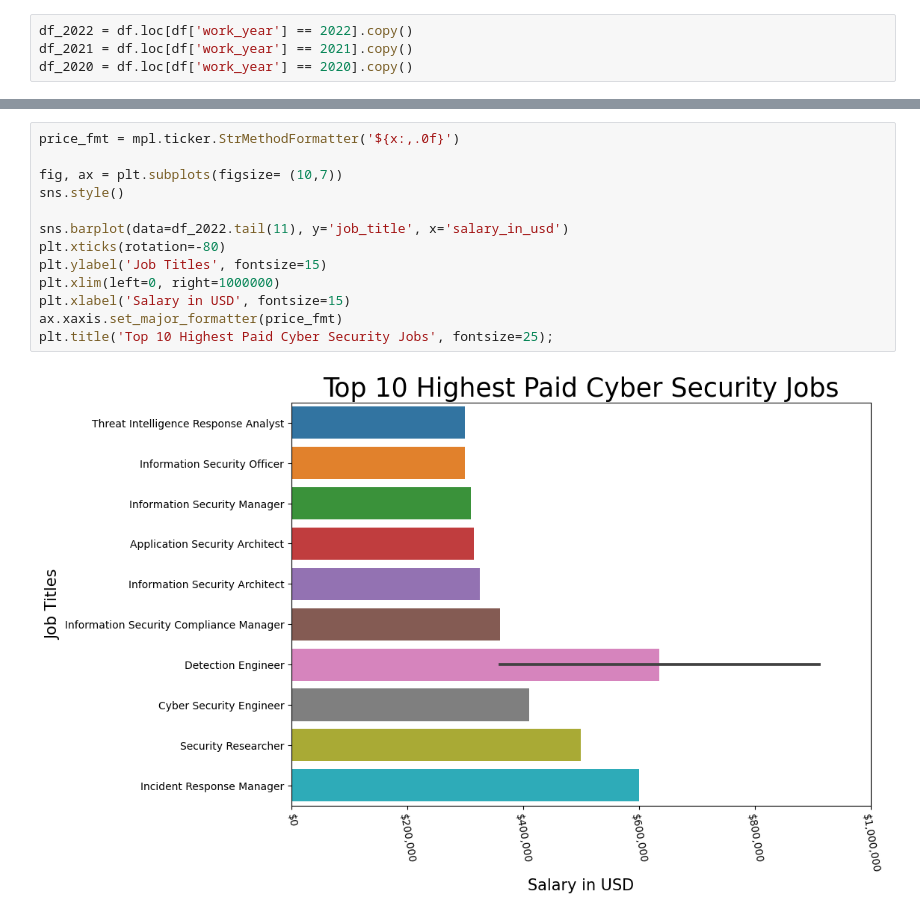
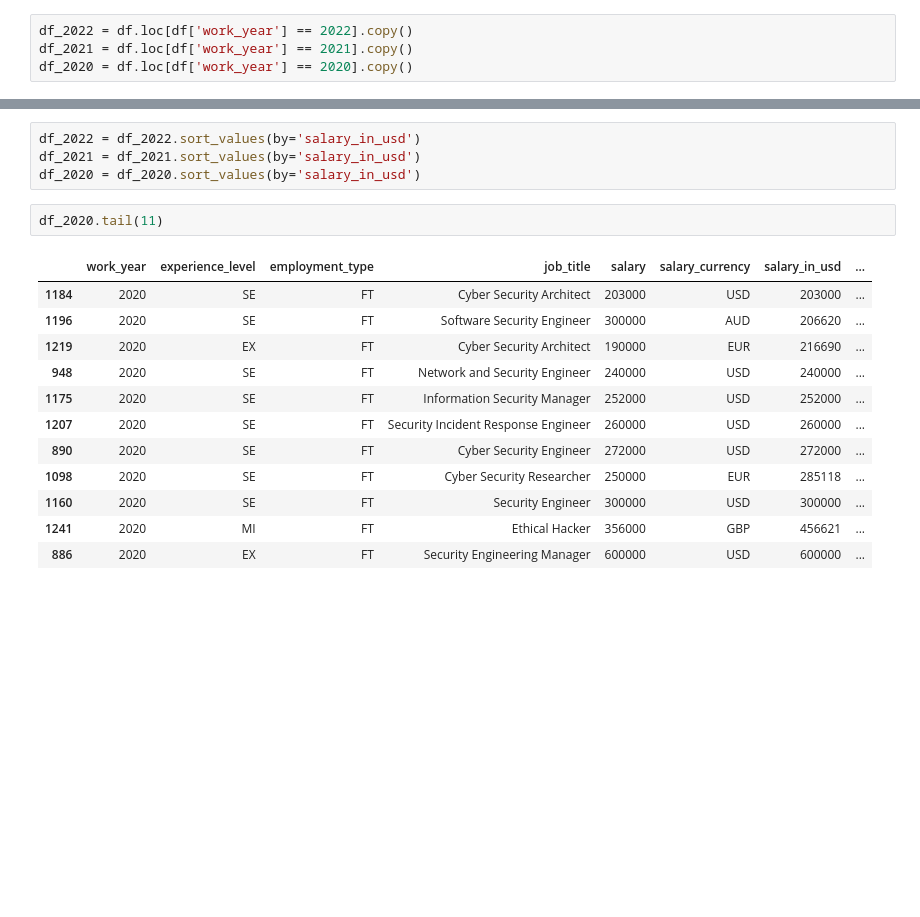
Before and after one commit to SantosAbimaelRomero/Cyber-Security-Salaries, a Jupyter notebook: Cyber Security Salary Presentation.ipynb, the cells around one changed output, grey strips where cells are left out. Drawn from its saved outputs; the diff is of its cells as text; blank space fills up the shorter version.

```diff
--- a/Cyber Security Salary Presentation.ipynb
+++ b/Cyber Security Salary Presentation.ipynb
@@ -304,15 +273,19 @@ df_2022.tail(10)
-# %%
-price_fmt = mpl.ticker.StrMethodFormatter('${x:,.0f}')
-
-fig, ax = plt.subplots(figsize= (10,7))
-sns.style()
-
-sns.barplot(data=df_2022.tail(11), y='job_title', x='salary_in_usd')
-plt.xticks(rotation=-80)
-plt.ylabel('Job Titles', fontsize=15)
-plt.xlim(left=0, right=1000000)
-plt.xlabel('Salary in USD', fontsize=15)
-ax.xaxis.set_major_formatter(price_fmt)
-plt.title('Top 10 Highest Paid Cyber Security Jobs', fontsize=25);
-# %% [output]
-[figure, removed]
+# %%
+df_2022 = df_2022.sort_values(by='salary_in_usd')
+df_2021 = df_2021.sort_values(by='salary_in_usd')
+df_2020 = df_2020.sort_values(by='salary_in_usd')
+# %%
+df_2020.tail(11)
+# %% [output]
+|  | work_year | experience_level | employment_type | job_title | salary | salary_currency | salary_in_usd | ... |
+| 1184 | 2020 | SE | FT | Cyber Security Architect | 203000 | USD | 203000 | ... |
+| 1196 | 2020 | SE | FT | Software Security Engineer | 300000 | AUD | 206620 | ... |
+| 1219 | 2020 | EX | FT | Cyber Security Architect | 190000 | EUR | 216690 | ... |
+| 948 | 2020 | SE | FT | Network and Security Engineer | 240000 | USD | 240000 | ... |
+| 1175 | 2020 | SE | FT | Information Security Manager | 252000 | USD | 252000 | ... |
+| 1207 | 2020 | SE | FT | Security Incident Response Engineer | 260000 | USD | 260000 | ... |
+| 890 | 2020 | SE | FT | Cyber Security Engineer | 272000 | USD | 272000 | ... |
+| 1098 | 2020 | SE | FT | Cyber Security Researcher | 250000 | EUR | 285118 | ... |
+| 1160 | 2020 | SE | FT | Security Engineer | 300000 | USD | 300000 | ... |
+| 1241 | 2020 | MI | FT | Ethical Hacker | 356000 | GBP | 456621 | ... |
+| 886 | 2020 | EX | FT | Security Engineering Manager | 600000 | USD | 600000 | ... |
```
Also changed, not shown: parts of 10 cells of this notebook.
